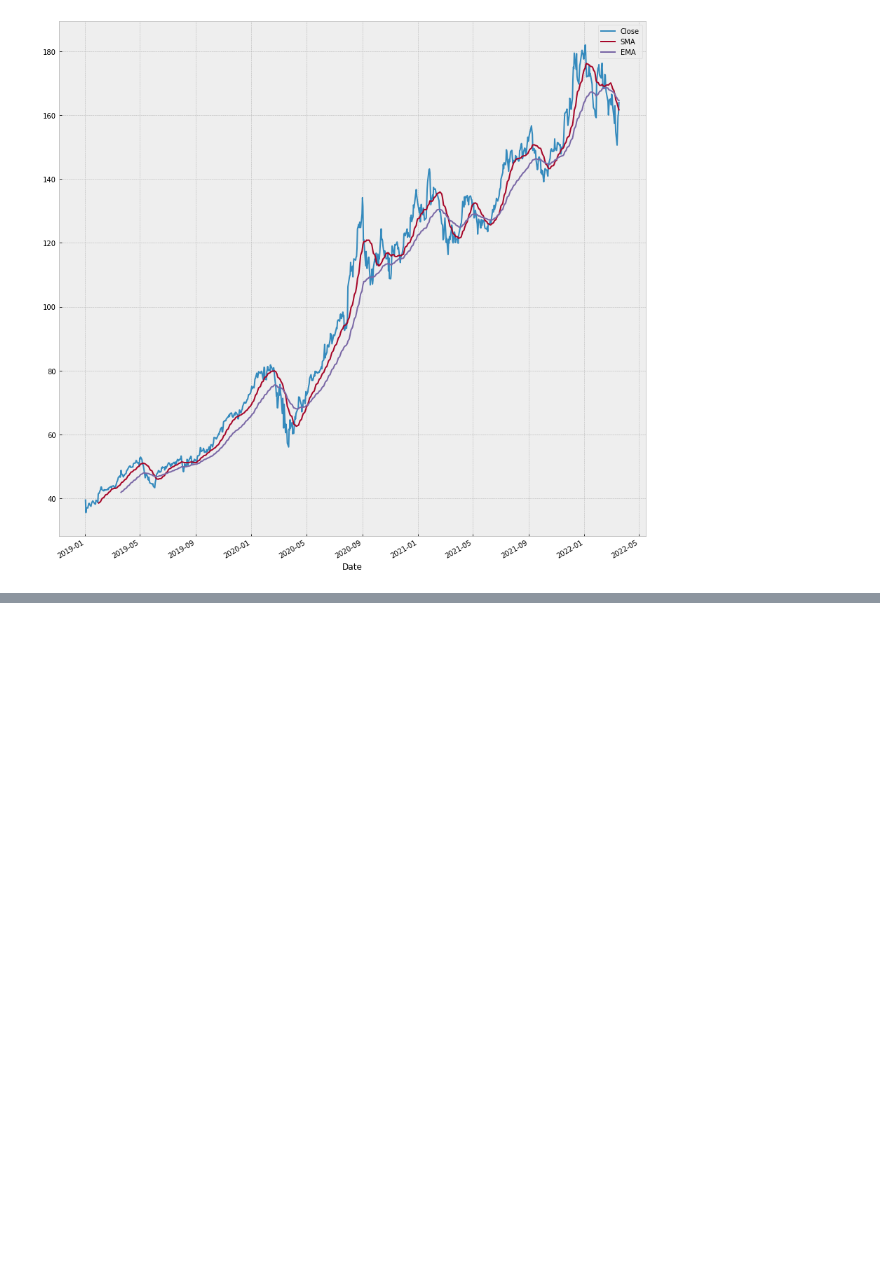
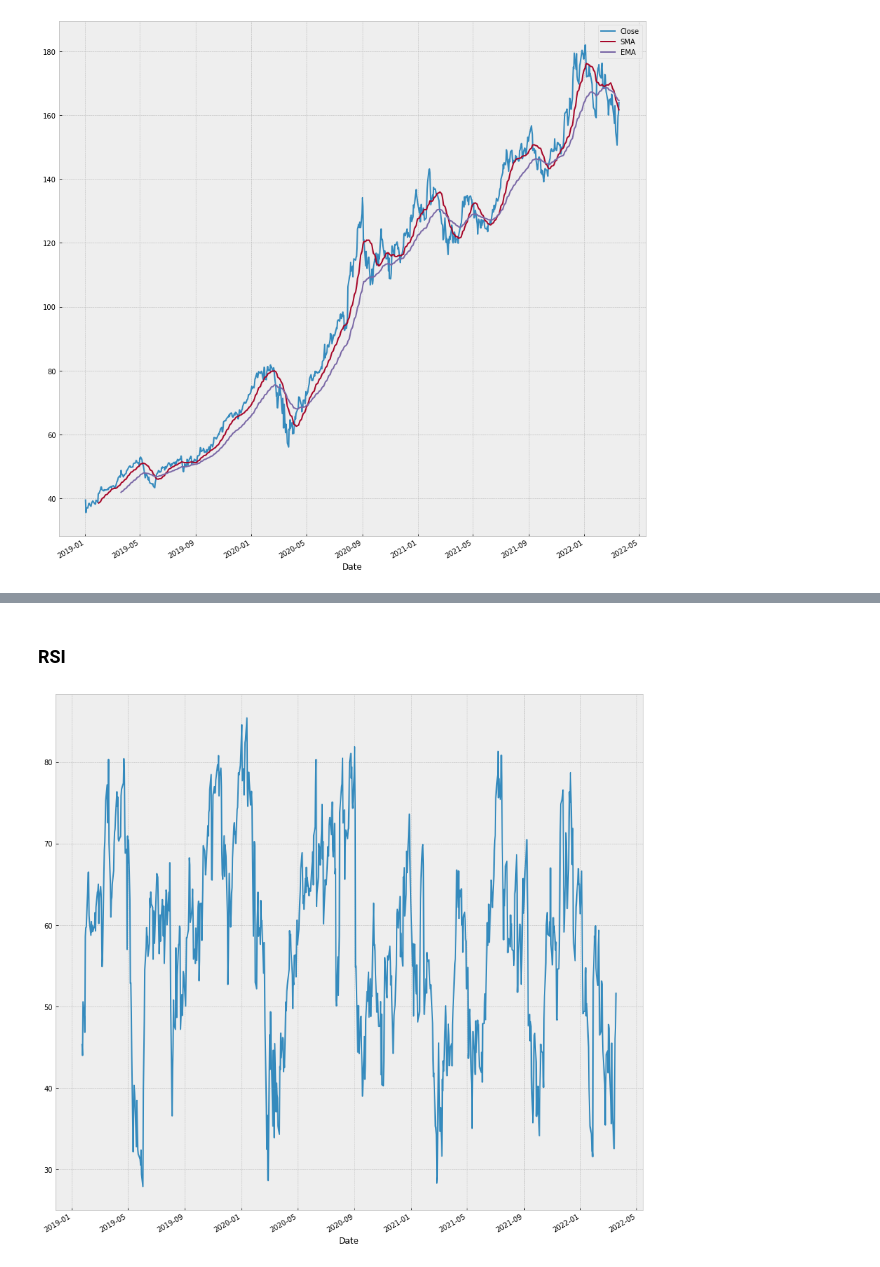
Before and after one commit to financieras/derivados, a Jupyter notebook: trading2.ipynb, the cells around one changed output, grey strips where cells are left out. Cells and saved outputs as stored; diff of their text form; code cells hidden in the pictures; blank space fills up the shorter version.

```diff
--- a/trading2.ipynb
+++ b/trading2.ipynb
@@ -93,0 +104,8 @@ plt.show()
+# %% [markdown]
+### RSI
+# %%
+aapl['RSI'] = ta.RSI(aapl.Close, 14)
+aapl['RSI'].plot(figsize=(15, 15))
+plt.show()
+# %% [output]
+[figure, added]
```
Also changed, not shown: parts of 8 cells of this notebook.
